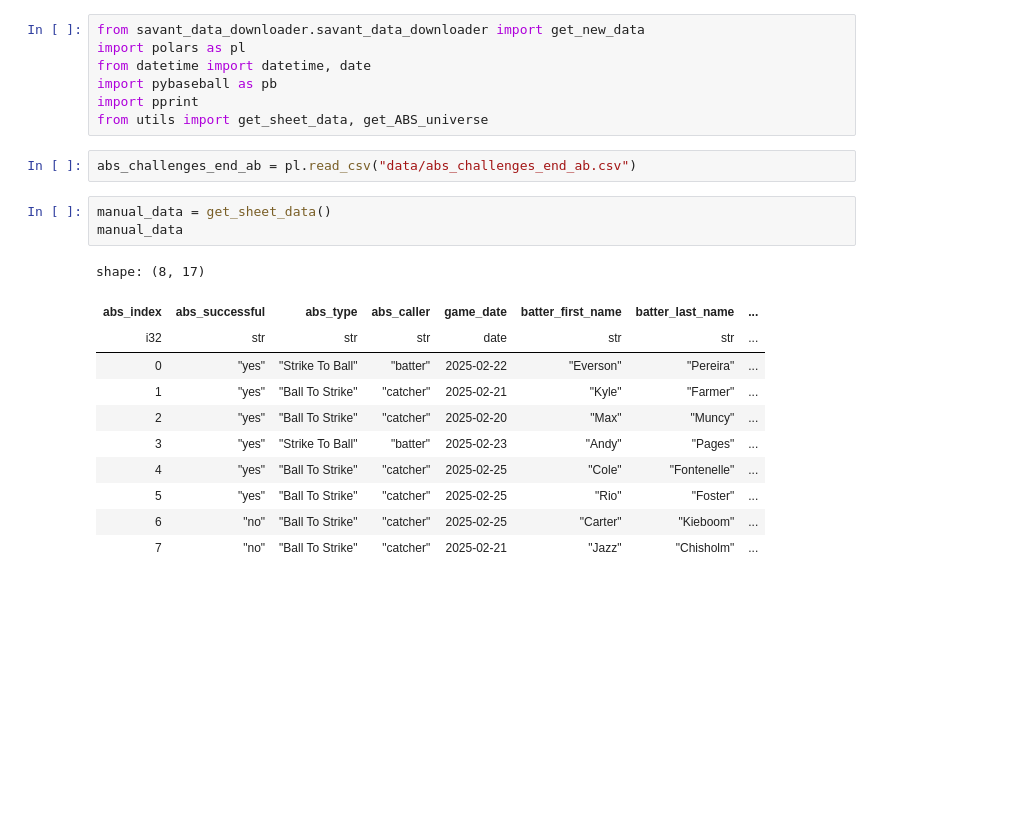
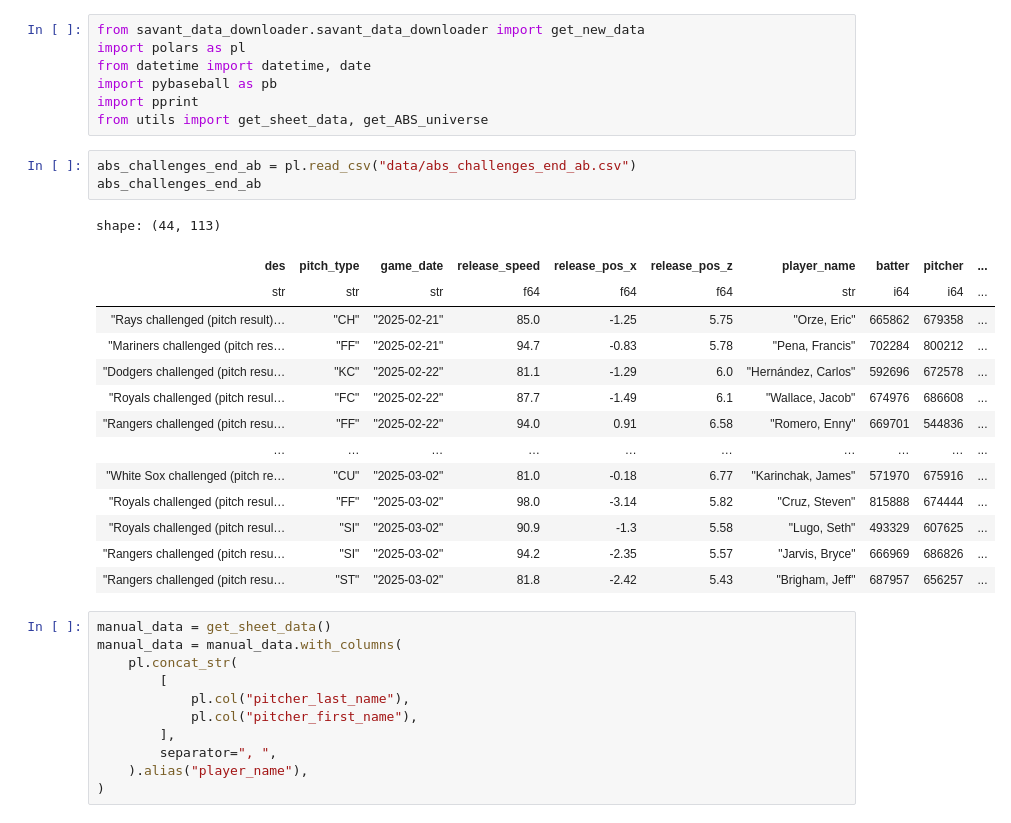
Before and after one commit to sethbilliau/mlb-spring-training, a Jupyter notebook: mlb_analysis.ipynb, the cells around one changed output. Drawn from its saved outputs; the diff is of its cells as text; blank space fills up the shorter version.

```diff
--- a/mlb_analysis.ipynb
+++ b/mlb_analysis.ipynb
@@ -7,21 +7,33 @@ import pprint
 from utils import get_sheet_data, get_ABS_universe
 # %%
 abs_challenges_end_ab = pl.read_csv("data/abs_challenges_end_ab.csv")
+abs_challenges_end_ab
+# %% [output]
+shape: (44, 113)
+| des | pitch_type | game_date | release_speed | release_pos_x | release_pos_z | player_name | batter | pitcher | ... |
+| str | str | str | f64 | f64 | f64 | str | i64 | i64 | ... |
+| "Rays challenged (pitch result)… | "CH" | "2025-02-21" | 85.0 | -1.25 | 5.75 | "Orze, Eric" | 665862 | 679358 | ... |
+| "Mariners challenged (pitch res… | "FF" | "2025-02-21" | 94.7 | -0.83 | 5.78 | "Pena, Francis" | 702284 | 800212 | ... |
+| "Dodgers challenged (pitch resu… | "KC" | "2025-02-22" | 81.1 | -1.29 | 6.0 | "Hernández, Carlos" | 592696 | 672578 | ... |
+| "Royals challenged (pitch resul… | "FC" | "2025-02-22" | 87.7 | -1.49 | 6.1 | "Wallace, Jacob" | 674976 | 686608 | ... |
+| "Rangers challenged (pitch resu… | "FF" | "2025-02-22" | 94.0 | 0.91 | 6.58 | "Romero, Enny" | 669701 | 544836 | ... |
+| … | … | … | … | … | … | … | … | … | ... |
+| "White Sox challenged (pitch re… | "CU" | "2025-03-02" | 81.0 | -0.18 | 6.77 | "Karinchak, James" | 571970 | 675916 | ... |
+| "Royals challenged (pitch resul… | "FF" | "2025-03-02" | 98.0 | -3.14 | 5.82 | "Cruz, Steven" | 815888 | 674444 | ... |
+| "Royals challenged (pitch resul… | "SI" | "2025-03-02" | 90.9 | -1.3 | 5.58 | "Lugo, Seth" | 493329 | 607625 | ... |
+| "Rangers challenged (pitch resu… | "SI" | "2025-03-02" | 94.2 | -2.35 | 5.57 | "Jarvis, Bryce" | 666969 | 686826 | ... |
+| "Rangers challenged (pitch resu… | "ST" | "2025-03-02" | 81.8 | -2.42 | 5.43 | "Brigham, Jeff" | 687957 | 656257 | ... |
 # %%
 manual_data = get_sheet_data()
-manual_data
+manual_data = manual_data.with_columns(
+    pl.concat_str(
+        [
+            pl.col("pitcher_last_name"),
+            pl.col("pitcher_first_name"),
+        ],
+        separator=", ",
+    ).alias("player_name"),
+)
-# %% [output]
-shape: (8, 17)
-| abs_index | abs_successful | abs_type | abs_caller | game_date | batter_first_name | batter_last_name | ... |
-| i32 | str | str | str | date | str | str | ... |
-| 0 | "yes" | "Strike To Ball" | "batter" | 2025-02-22 | "Everson" | "Pereira" | ... |
-| 1 | "yes" | "Ball To Strike" | "catcher" | 2025-02-21 | "Kyle" | "Farmer" | ... |
-| 2 | "yes" | "Ball To Strike" | "catcher" | 2025-02-20 | "Max" | "Muncy" | ... |
-| 3 | "yes" | "Strike To Ball" | "batter" | 2025-02-23 | "Andy" | "Pages" | ... |
-| 4 | "yes" | "Ball To Strike" | "catcher" | 2025-02-25 | "Cole" | "Fontenelle" | ... |
-| 5 | "yes" | "Ball To Strike" | "catcher" | 2025-02-25 | "Rio" | "Foster" | ... |
-| 6 | "no" | "Ball To Strike" | "catcher" | 2025-02-25 | "Carter" | "Kieboom" | ... |
-| 7 | "no" | "Ball To Strike" | "catcher" | 2025-02-21 | "Jazz" | "Chisholm" | ... |
 # %%
 start_date = '2025-02-01'
 
```
Also changed, not shown: parts of 8 cells of this notebook, 2 other files.
